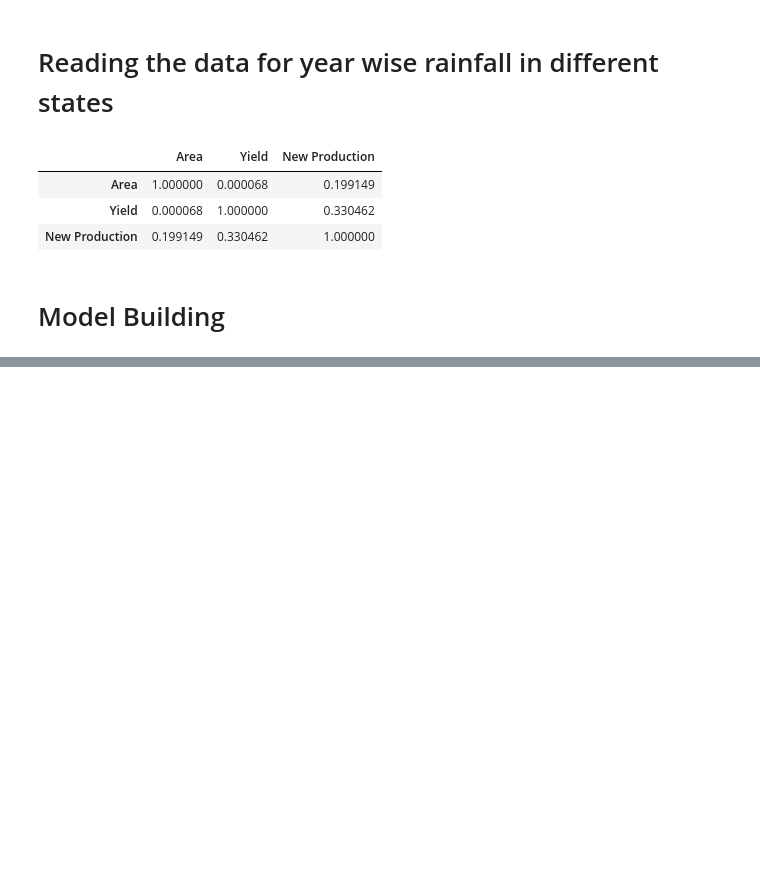
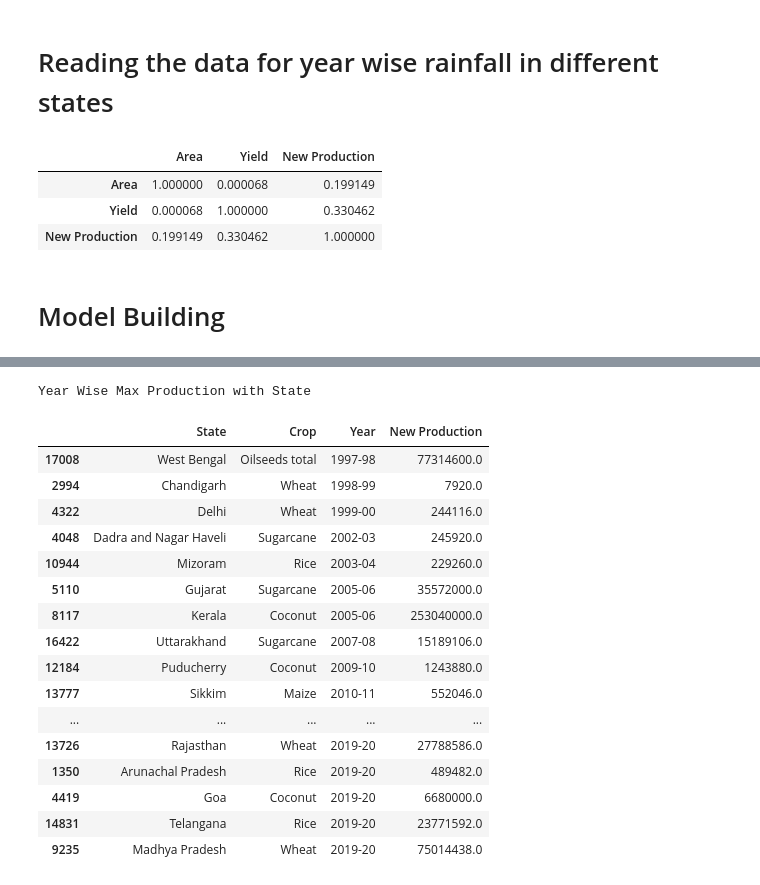
Before and after one commit to ank232/Crop-Analysis-Project-, a Jupyter notebook: eda new_data-set.ipynb, the cells around one changed output, grey strips where cells are left out. Drawn from its saved outputs; the diff is of its cells as text; code cells hidden in the pictures; blank space fills up the shorter version.

```diff
--- a/eda new_data-set.ipynb
+++ b/eda new_data-set.ipynb
@@ -542,0 +651,28 @@ df.corr()
+# %%
+max_crop = df[['State','Year','Crop','New Production']]
+max_crop = max_crop.groupby(['State','Crop','Year']).agg('sum').reset_index()
+#max_crop.drop(columns='Year',inplace=True)
+idx = max_crop.groupby(['State'])['New Production'].transform(max) == max_crop['New Production']
+print("Year Wise Max Production with State")
+tot=max_crop[idx]
+tot =tot.sort_values(by='Year')
+tot
+# %% [output]
+Year Wise Max Production with State
+|  | State | Crop | Year | New Production |
+| 17008 | West Bengal | Oilseeds total | 1997-98 | 77314600.0 |
+| 2994 | Chandigarh | Wheat | 1998-99 | 7920.0 |
+| 4322 | Delhi | Wheat | 1999-00 | 244116.0 |
+| 4048 | Dadra and Nagar Haveli | Sugarcane | 2002-03 | 245920.0 |
+| 10944 | Mizoram | Rice | 2003-04 | 229260.0 |
+| 5110 | Gujarat | Sugarcane | 2005-06 | 35572000.0 |
+| 8117 | Kerala | Coconut | 2005-06 | 253040000.0 |
+| 16422 | Uttarakhand | Sugarcane | 2007-08 | 15189106.0 |
+| 12184 | Puducherry | Coconut | 2009-10 | 1243880.0 |
+| 13777 | Sikkim | Maize | 2010-11 | 552046.0 |
+| ... | ... | ... | ... | ... |
+| 13726 | Rajasthan | Wheat | 2019-20 | 27788586.0 |
+| 1350 | Arunachal Pradesh | Rice | 2019-20 | 489482.0 |
+| 4419 | Goa | Coconut | 2019-20 | 6680000.0 |
+| 14831 | Telangana | Rice | 2019-20 | 23771592.0 |
+| 9235 | Madhya Pradesh | Wheat | 2019-20 | 75014438.0 |
```
Also changed, not shown: parts of 18 cells of this notebook, 3 other files.
